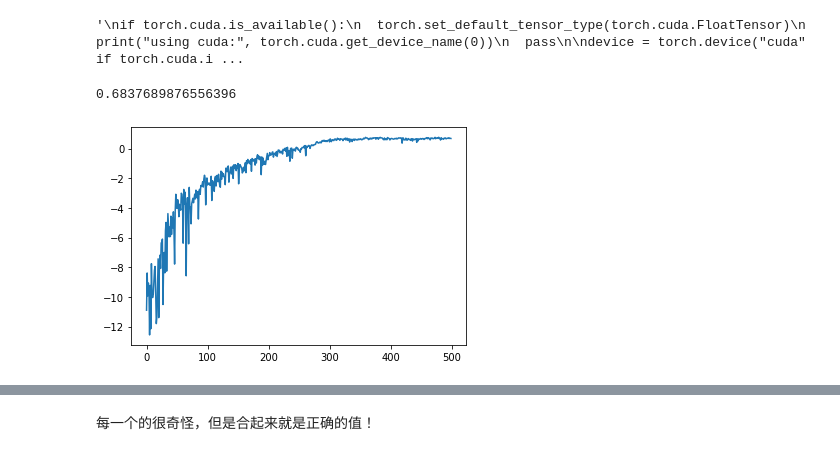
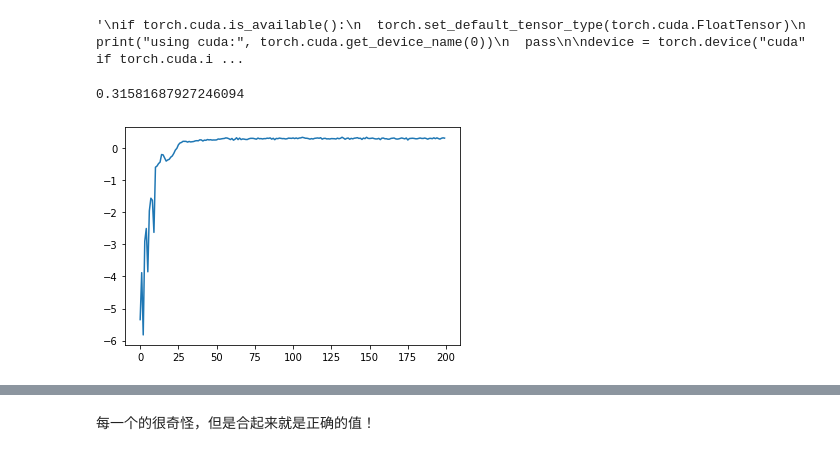
Before and after one commit to ZhuYouheng/MINE-f-divergence, a Jupyter notebook: Gibbs_MINE/pw_estimator copy 2.ipynb, the cells around one changed output, grey strips where cells are left out. Cells and saved outputs as stored; diff of their text form; code cells hidden in the pictures.

```diff
--- a/Gibbs_MINE/pw_estimator copy 2.ipynb
+++ b/Gibbs_MINE/pw_estimator copy 2.ipynb
@@ -21,9 +21,9 @@ def seed_torch(seed=1029):
 	torch.backends.cudnn.deterministic = True
 seed_torch()
 
-p_current = 29 #p值
+p_current = 6 #p值
 sample_size = 50000 #用来估计的样本数
-iter_size = 27000
+iter_size = 15000
 beta = 10
 sigma_q = 0.5
 model = MINE_1(p_current)
@@ -77,7 +77,7 @@ w_0 = np.random.normal(0,1,p0) #生成teacher model的权重向量（固定不
 np.random.set_state(original_random_state)
 ################################################################
 kl = []
-num_epoch = 500
+num_epoch = 200
 for epoch in tqdm(range(num_epoch)):
     w = []
     log_P_wCs = []
@@ -103,33 +103,33 @@ for epoch in tqdm(range(num_epoch)):
         log_P_wCs_shuffled.append(log_P(w[j],B[i],Y[i],N,beta,sigma_q))##===>
         j+=1
     log_P_wCs_shuffled = np.array(log_P_wCs_shuffled)
     w_sample = Variable(torch.from_numpy(w).type(torch.FloatTensor), requires_grad=False)
     log_P_wCs = Variable(torch.from_numpy(log_P_wCs).reshape(-1,1).type(torch.FloatTensor), requires_grad=False)
     log_P_wCs_shuffled = Variable(torch.from_numpy(log_P_wCs_shuffled).reshape(-1,1).type(torch.FloatTensor), requires_grad=False)
     T_w = model(w_sample)
 
     loss1 = - torch.mean(-log_P_wCs_shuffled+T_w)
     loss2 = torch.log(torch.mean(torch.exp(-log_P_wCs+T_w)))
     loss = (loss1 + loss2)
     #res = torch.mean(log_P_wCs-T_w-(log_P_wCs_shuffled-T_w))
     kl.append((-loss).data.cpu().numpy().item())
     model.zero_grad()
     loss.backward()
     optimizer.step()
 
 x_plot = [x for x in range(num_epoch)]
 plt.plot(x_plot, kl)
 ################################################################################################
 import json
 class NumpyArrayEncoder(json.JSONEncoder):
     def default(self, obj):
         if isinstance(obj, np.ndarray):
             return obj.tolist()
         return json.JSONEncoder.default(self, obj)
-with open("kl_result/p=4_gaussian_full_beta=10.json", "w") as outfile:
+with open("kl_pw_result/p={0}_gaussian_full_beta=10.json".format(p_current), "w") as outfile:
     outfile.write(json.dumps(kl,cls=NumpyArrayEncoder))
 ################################################################################################
 kl[len(kl)-1]
 # %% [output]
-0.6837689876556396
+0.31581687927246094
-[figure, old version]
+[figure, new version]
```
Also changed, not shown: parts of 6 cells of this notebook, 28 other files.
